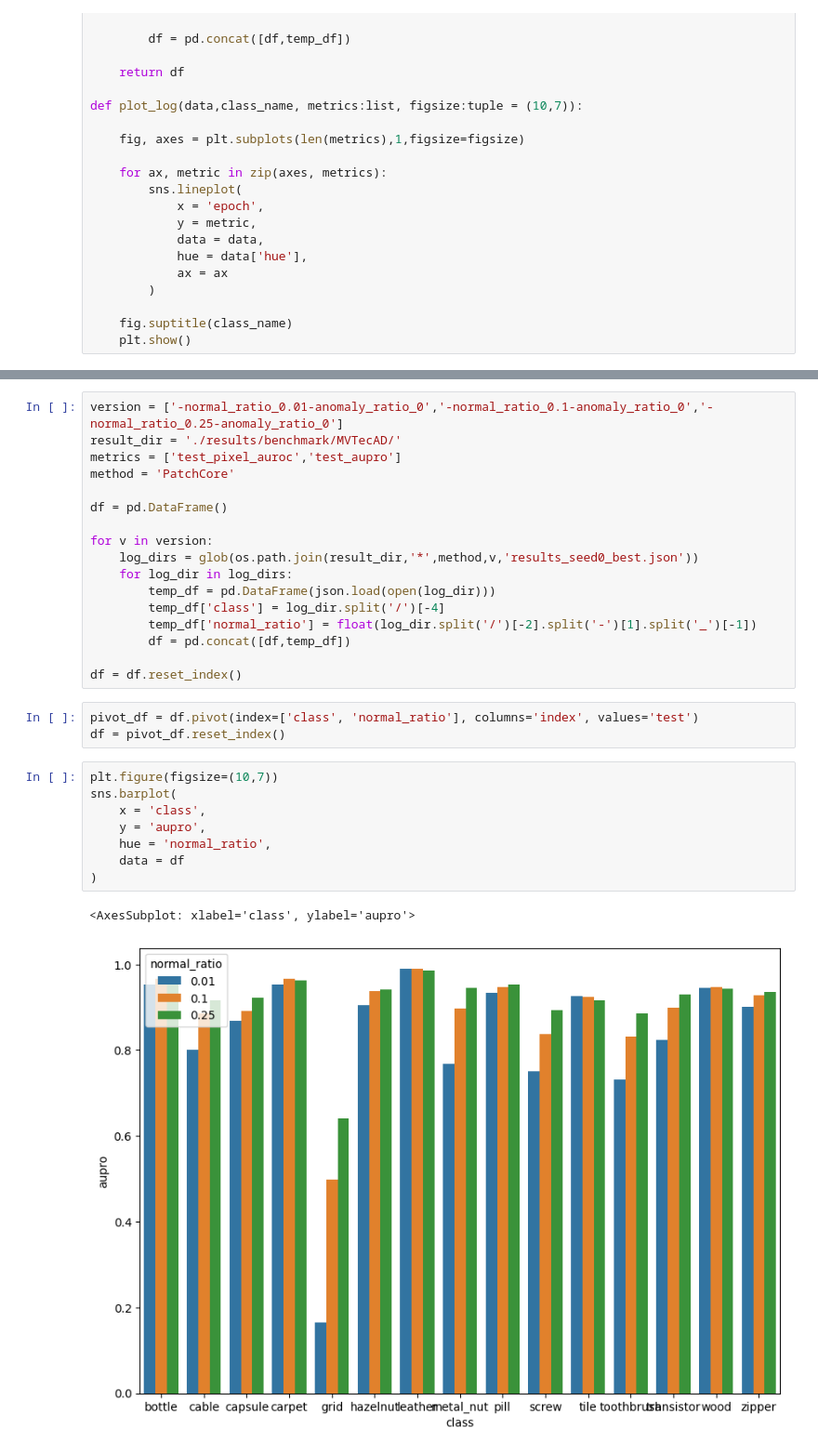
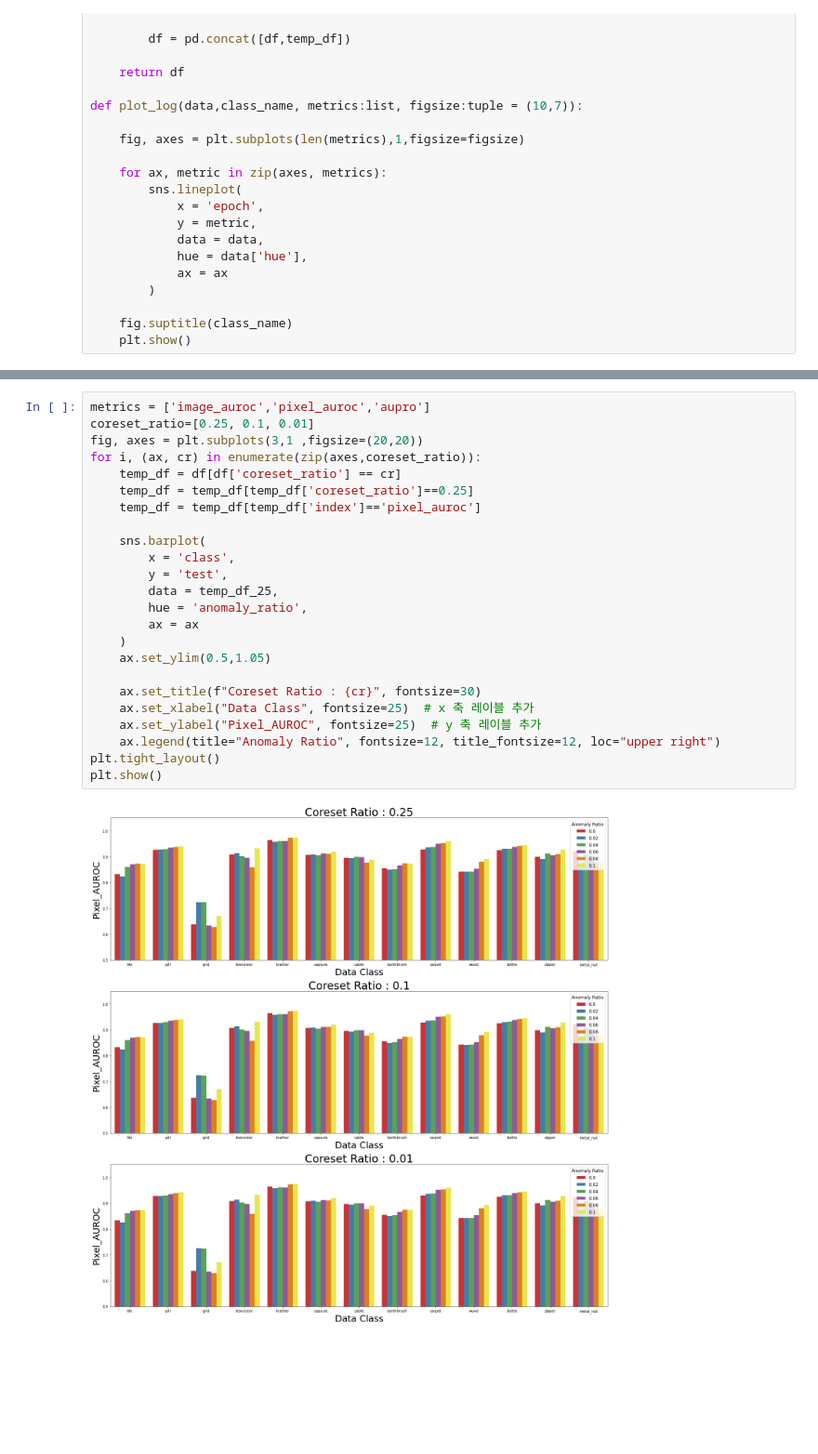
Before and after one commit to crimama/Noisy-Anomaly-Detection-for-Noise-less-train-data-, a Jupyter notebook: working_Evaluation.ipynb, the cells around one changed output, grey strips where cells are left out. Shown at 93% size. Saved outputs shown, nothing was run; the diff lists cells and outputs as text; blank space fills up the shorter version.

```diff
--- a/working_Evaluation.ipynb
+++ b/working_Evaluation.ipynb
@@ -120,31 +142,26 @@ df.mean().reset_index().T
-# %%
-version = ['-normal_ratio_0.01-anomaly_ratio_0','-normal_ratio_0.1-anomaly_ratio_0','-normal_ratio_0.25-anomaly_ratio_0']
-result_dir = './results/benchmark/MVTecAD/'
-metrics = ['test_pixel_auroc','test_aupro']
-method = 'PatchCore'
-
-df = pd.DataFrame()
-
-for v in version:
-    log_dirs = glob(os.path.join(result_dir,'*',method,v,'results_seed0_best.json'))
-    for log_dir in log_dirs:
-        temp_df = pd.DataFrame(json.load(open(log_dir)))
-        temp_df['class'] = log_dir.split('/')[-4]
-        temp_df['normal_ratio'] = float(log_dir.split('/')[-2].split('-')[1].split('_')[-1])
-        df = pd.concat([df,temp_df])
-
-df = df.reset_index()
-# %%
-pivot_df = df.pivot(index=['class', 'normal_ratio'], columns='index', values='test')
-df = pivot_df.reset_index()
-# %%
-plt.figure(figsize=(10,7))
-sns.barplot(
-    x = 'class',
-    y = 'aupro',
-    hue = 'normal_ratio',
-    data = df
-)
-# %% [output]
-<AxesSubplot: xlabel='class', ylabel='aupro'>
-[figure, removed]
+# %%
+metrics = ['image_auroc','pixel_auroc','aupro']
+coreset_ratio=[0.25, 0.1, 0.01]
+fig, axes = plt.subplots(3,1 ,figsize=(20,20))
+for i, (ax, cr) in enumerate(zip(axes,coreset_ratio)):
+    temp_df = df[df['coreset_ratio'] == cr]
+    temp_df = temp_df[temp_df['coreset_ratio']==0.25]
+    temp_df = temp_df[temp_df['index']=='pixel_auroc']
+
+    sns.barplot(
+        x = 'class',
+        y = 'test',
+        data = temp_df_25,
+        hue = 'anomaly_ratio',
+        ax = ax
+    )
+    ax.set_ylim(0.5,1.05)
+
+    ax.set_title(f"Coreset Ratio : {cr}", fontsize=30)
+    ax.set_xlabel("Data Class", fontsize=25)  # x 축 레이블 추가
+    ax.set_ylabel("Pixel_AUROC", fontsize=25)  # y 축 레이블 추가
+    ax.legend(title="Anomaly Ratio", fontsize=12, title_fontsize=12, loc="upper right")
+plt.tight_layout()
+plt.show()
+# %% [output]
+[figure, added]
```
Also changed, not shown: parts of 14 cells of this notebook.
